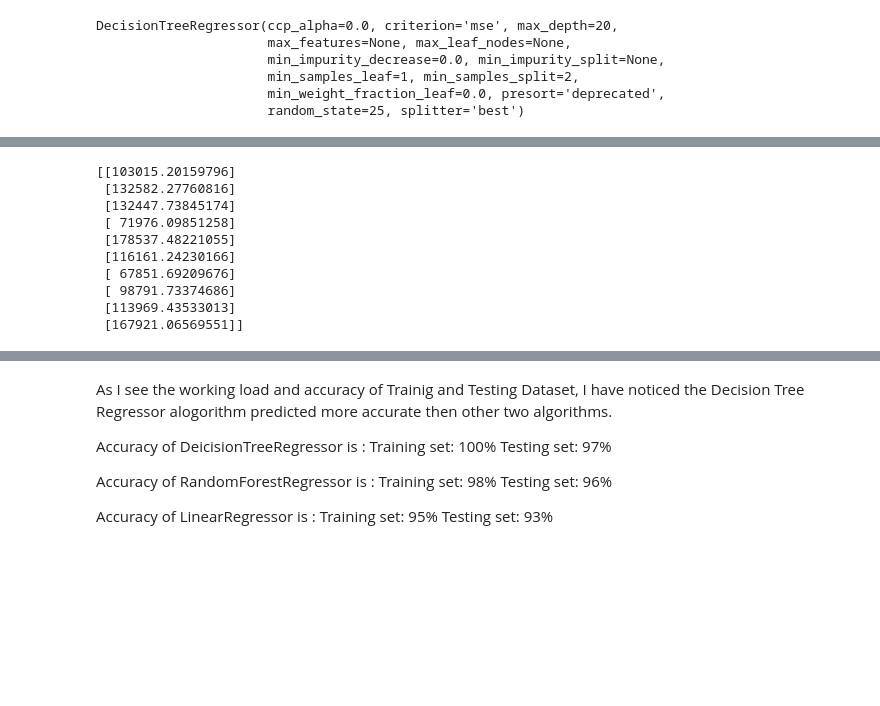
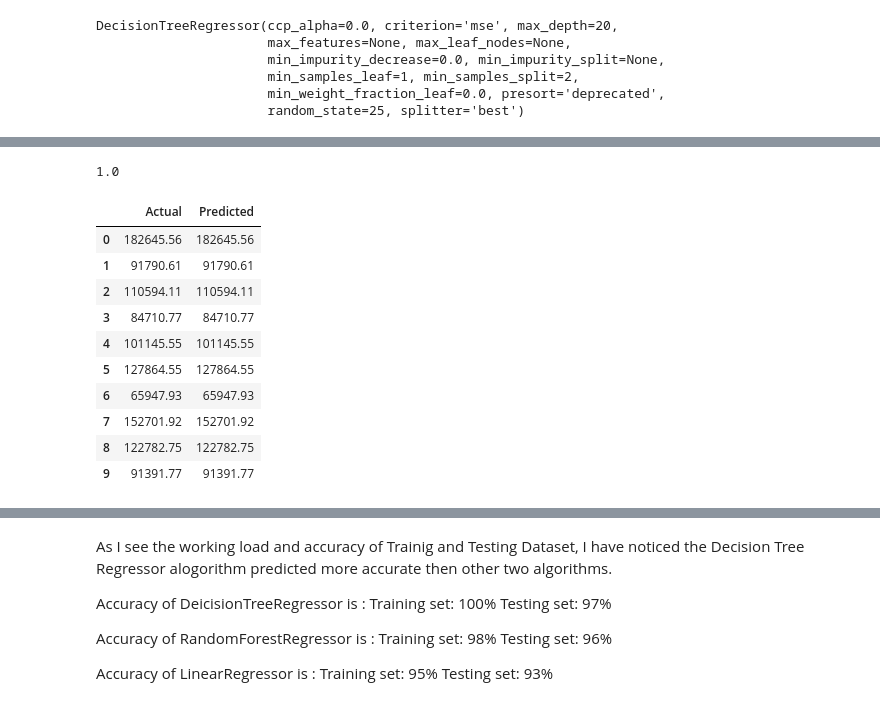
Before and after one commit to thegautamkumarjaiswal/startup_profit, a Jupyter notebook: Predict_Profit_of_New_Startup.ipynb, the cells around one changed output, grey strips where cells are left out. Cells and saved outputs as stored; diff of their text form; code cells hidden in the pictures; blank space fills up the shorter version.

```diff
--- a/Predict_Profit_of_New_Startup.ipynb
+++ b/Predict_Profit_of_New_Startup.ipynb
@@ -192,18 +195,26 @@ TEsting Score =  0.9648149220906235
 from sklearn.linear_model import LinearRegression
 reg= LinearRegression()
 reg.fit(X_train, y_train)
-print(reg.predict(X_test))
+y_pred = reg.predict(X_test)
-# %% [output]
-[[103015.20159796]
- [132582.27760816]
- [132447.73845174]
- [ 71976.09851258]
- [178537.48221055]
- [116161.24230166]
- [ 67851.69209676]
- [ 98791.73374686]
- [113969.43533013]
- [167921.06569551]]
 # %%
-training_score = reg.score(X_train, y_train)
-test_score = reg.score(X_test, y_test)
+reg.score(X_train, y_train)
+print('\n')
+reg.score(X_test, y_test)
+# %% [output]
+1.0
+# %%
+df = pd.DataFrame({'Actual': y_test, 'Predicted': y_pred})
+# Difference between Actual Data and Own Predicted Data
+df
+# %% [output]
+|  | Actual | Predicted |
+| 0 | 182645.56 | 182645.56 |
+| 1 | 91790.61 | 91790.61 |
+| 2 | 110594.11 | 110594.11 |
+| 3 | 84710.77 | 84710.77 |
+| 4 | 101145.55 | 101145.55 |
+| 5 | 127864.55 | 127864.55 |
+| 6 | 65947.93 | 65947.93 |
+| 7 | 152701.92 | 152701.92 |
+| 8 | 122782.75 | 122782.75 |
+| 9 | 91391.77 | 91391.77 |
```
Also changed, not shown: parts of 9 cells of this notebook.
